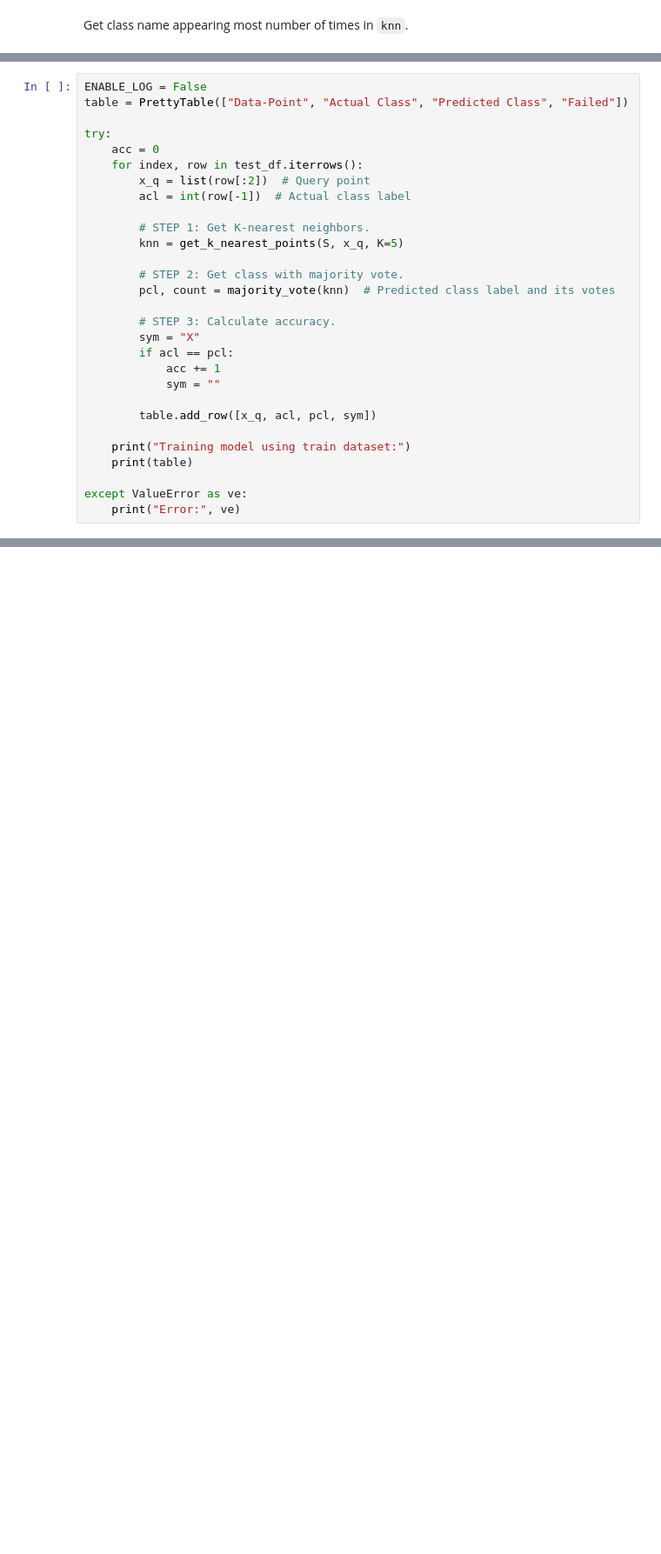
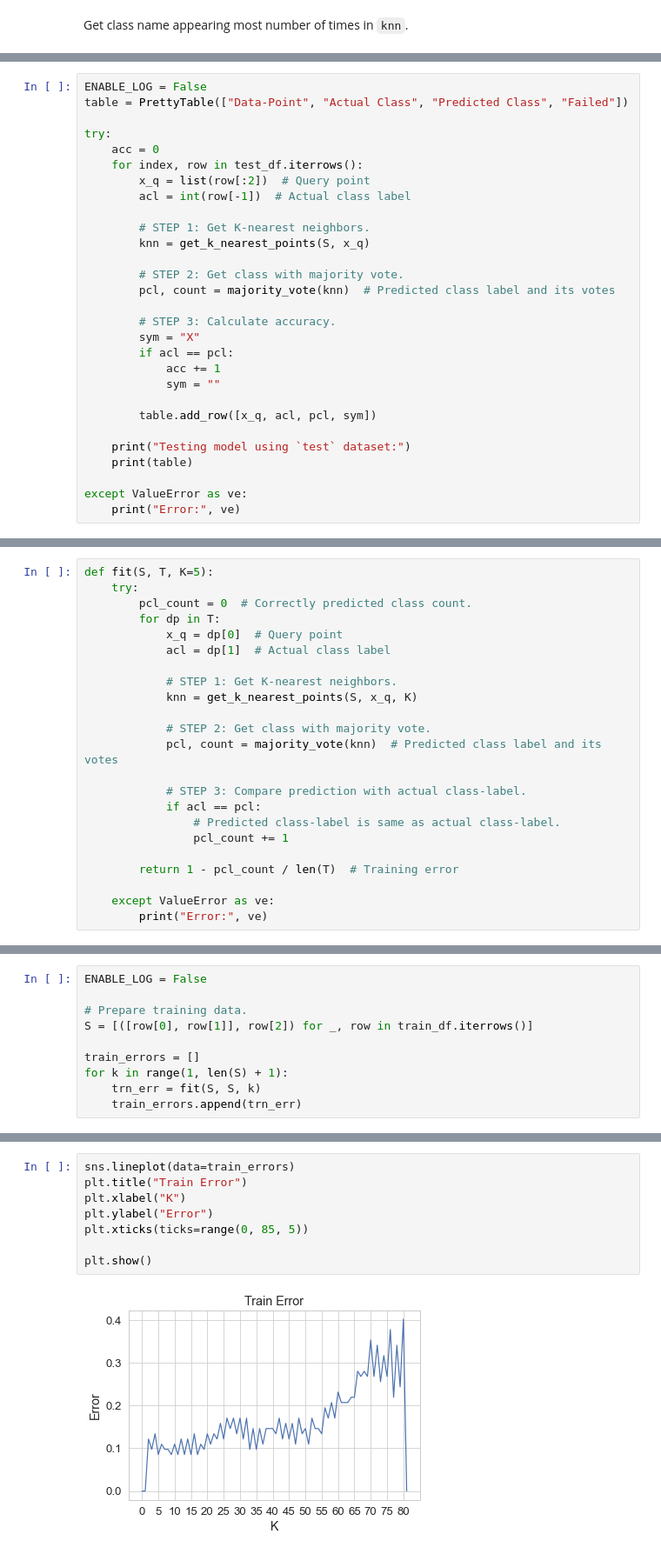
Before and after one commit to DheemanthBhat/ML-Concepts, a Jupyter notebook: 3. K-Nearest Neighbor (KNN)/K-Nearest Neighbor (KNN).ipynb, the cells around one changed output, grey strips where cells are left out. Shown: that part at 87% size. Cells and saved outputs as stored; diff of their text form; blank space fills up the shorter version.

Commit message:
1. KNN using scikit learn library. 2. K-fold Cross validation.

```diff
--- a/3. K-Nearest Neighbor (KNN)/K-Nearest Neighbor (KNN).ipynb
+++ b/3. K-Nearest Neighbor (KNN)/K-Nearest Neighbor (KNN).ipynb
@@ -453,7 +462,7 @@ try:
         acl = int(row[-1])  # Actual class label
 
         # STEP 1: Get K-nearest neighbors.
-        knn = get_k_nearest_points(S, x_q, K=5)
+        knn = get_k_nearest_points(S, x_q)
 
         # STEP 2: Get class with majority vote.
         pcl, count = majority_vote(knn)  # Predicted class label and its votes
@@ -466,7 +475,7 @@ try:
 
         table.add_row([x_q, acl, pcl, sym])
 
-    print("Training model using train dataset:")
+    print("Testing model using `test` dataset:")
     print(table)
 
 except ValueError as ve:
@@ -503,0 +525,23 @@ Accuracy: 75.0%
+# %%
+def fit(S, T, K=5):
+    try:
+        pcl_count = 0  # Correctly predicted class count.
+        for dp in T:
+            x_q = dp[0]  # Query point
+            acl = dp[1]  # Actual class label
+
+            # STEP 1: Get K-nearest neighbors.
+            knn = get_k_nearest_points(S, x_q, K)
+
+            # STEP 2: Get class with majority vote.
+            pcl, count = majority_vote(knn)  # Predicted class label and its votes
+
+            # STEP 3: Compare prediction with actual class-label.
+            if acl == pcl:
+                # Predicted class-label is same as actual class-label.
+                pcl_count += 1
+
+        return 1 - pcl_count / len(T)  # Training error
+
+    except ValueError as ve:
+        print("Error:", ve)
@@ -503,0 +550,10 @@ Accuracy: 75.0%
+# %%
+ENABLE_LOG = False
+
+# Prepare training data.
+S = [([row[0], row[1]], row[2]) for _, row in train_df.iterrows()]
+
+train_errors = []
+for k in range(1, len(S) + 1):
+    trn_err = fit(S, S, k)
+    train_errors.append(trn_err)
@@ -503,0 +564,10 @@ Accuracy: 75.0%
+# %%
+sns.lineplot(data=train_errors)
+plt.title("Train Error")
+plt.xlabel("K")
+plt.ylabel("Error")
+plt.xticks(ticks=range(0, 85, 5))
+
+plt.show()
+# %% [output]
+[figure, added]
```
Also changed, not shown: parts of 47 cells of this notebook, 6 other files.
